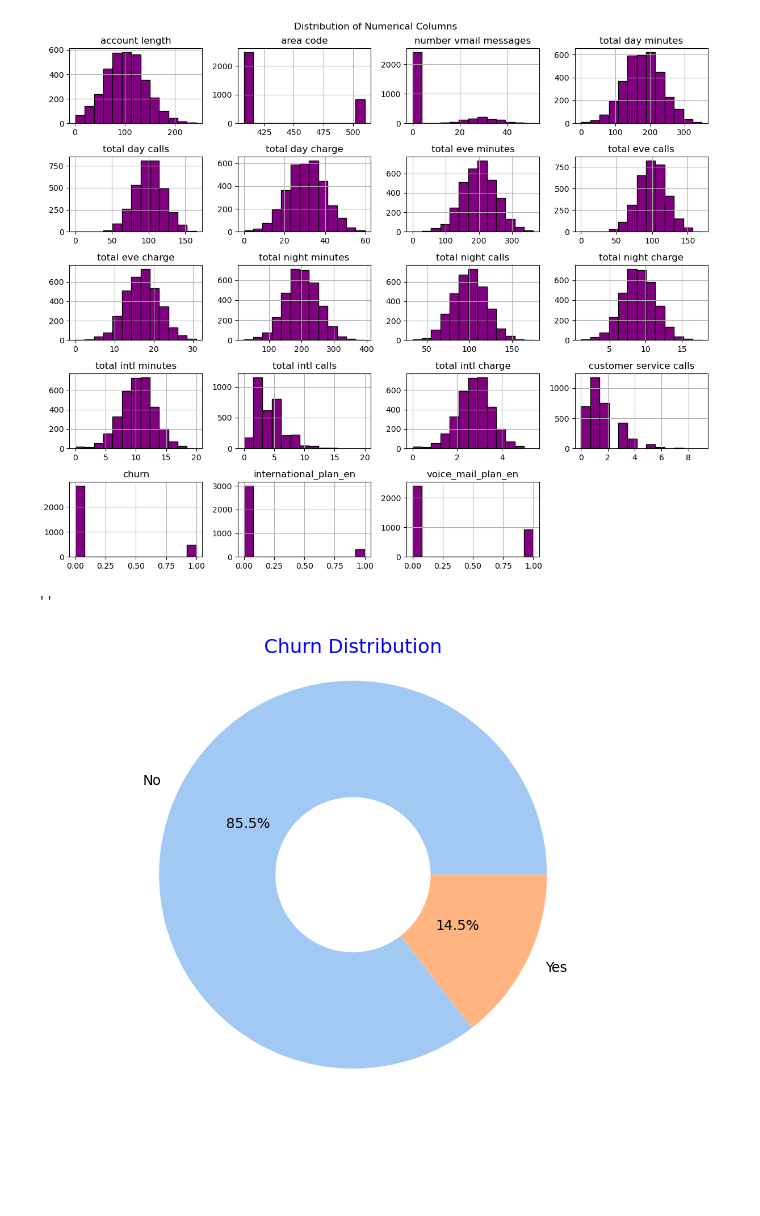
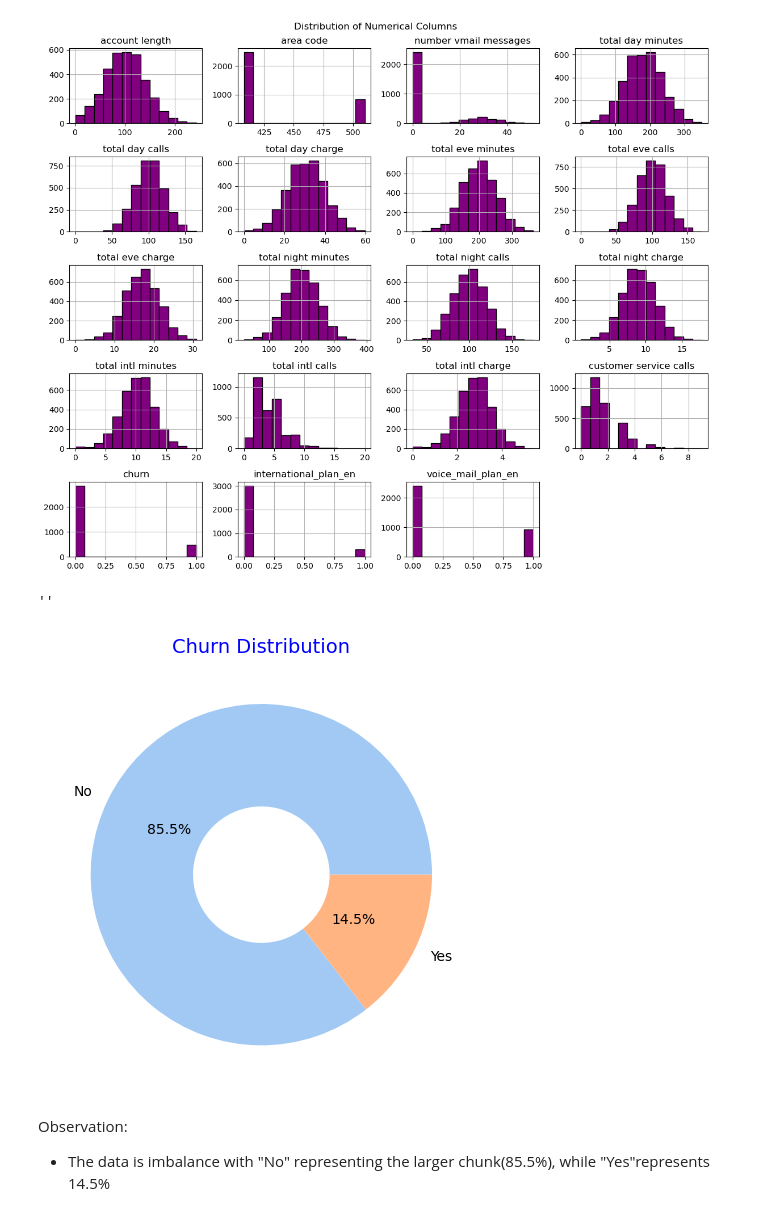
Before and after one commit to Muhadischol/Phase_Three_Project, a Jupyter notebook: Notebook/SyriaTel_Project.ipynb, the cells around one changed output. Drawn from its saved outputs; the diff is of its cells as text; code cells hidden in the pictures; blank space fills up the shorter version.

```diff
--- a/Notebook/SyriaTel_Project.ipynb
+++ b/Notebook/SyriaTel_Project.ipynb
@@ -349,16 +372,17 @@ plt.show()
 # %%
 # visualizing the target
 churn = Pro_copy["churn"].value_counts(ascending=False)
-
 label = ["No", "Yes"]
 
 #plot pie chat
 color = sns.color_palette("pastel")
 plt.pie(churn, labels=label, autopct="%.1f%%", wedgeprops=dict(width=.6), colors=color)
 plt.title("Churn Distribution", fontsize=14, c = "Blue")
-plt.axis("equal")
 plt.tight_layout()
 ;
 # %% [output]
 ''
-[figure, old version]
+[figure, new version]
+# %% [markdown]
+Observation:
+- The data is imbalance with "No" representing the larger chunk(85.5%), while "Yes"represents 14.5%
```
Also changed, not shown: parts of 4 cells of this notebook.
